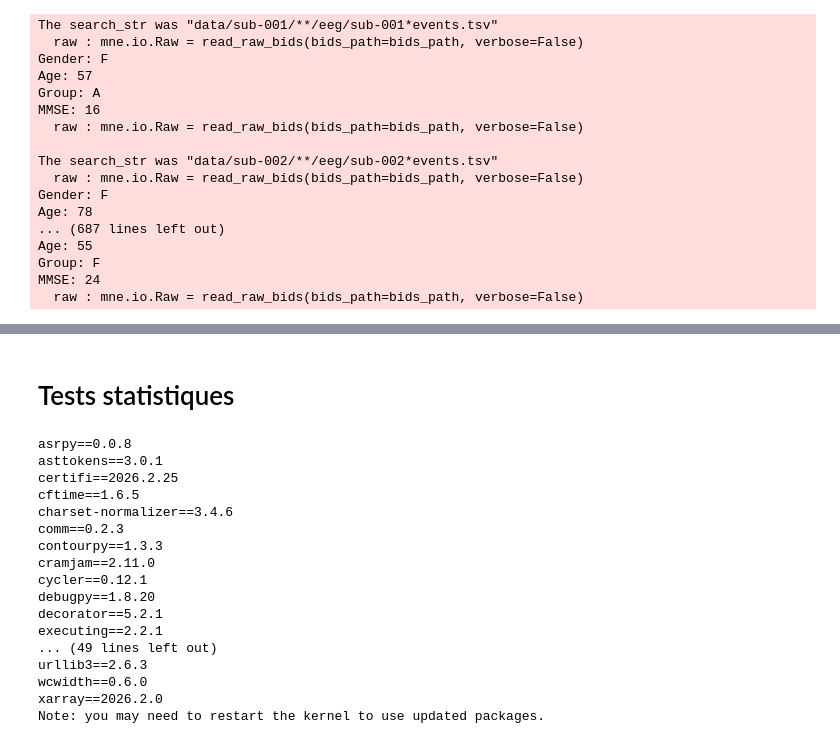
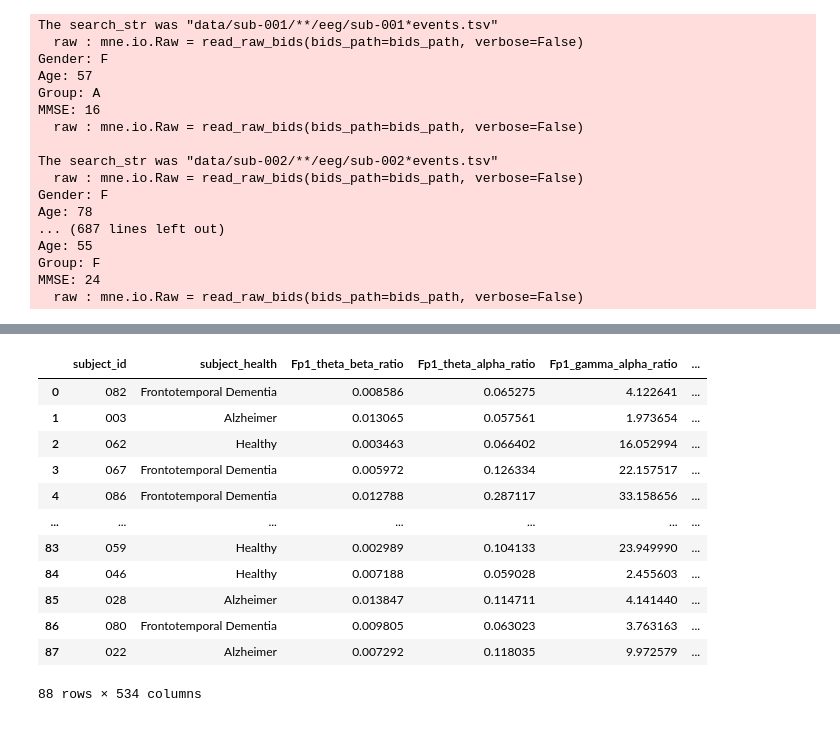
Before and after one commit to thePTH/eeg, a Jupyter notebook: notebook.ipynb, the cells around one changed output, grey strips where cells are left out. Saved outputs shown, nothing was run; the diff lists cells and outputs as text; code cells hidden in the pictures.

Commit message:
[eeg] dataset factory

```diff
--- a/notebook.ipynb
+++ b/notebook.ipynb
@@ -132,22 +75,19 @@ info : mne.meas_inof = None
-# %% [markdown]
-# Tests statistiques
-# %%
-pip freeze
-# %% [output]
-asrpy==0.0.8
-asttokens==3.0.1
-certifi==2026.2.25
-cftime==1.6.5
-charset-normalizer==3.4.6
-comm==0.2.3
-contourpy==1.3.3
-cramjam==2.11.0
-cycler==0.12.1
-debugpy==1.8.20
-decorator==5.2.1
-executing==2.2.1
-... (49 lines left out)
-urllib3==2.6.3
-wcwidth==0.6.0
-xarray==2026.2.0
-Note: you may need to restart the kernel to use updated packages.
+# %%
+from features.io import FeaturesDatasetIO
+dataset = FeaturesDatasetIO.load("computed_data/dethamp")
+# %%
+dataset.to_wide_dataframe()
+# %% [output]
+|  | subject_id | subject_health | Fp1_theta_beta_ratio | Fp1_theta_alpha_ratio | Fp1_gamma_alpha_ratio | ... |
+| 0 | 082 | Frontotemporal Dementia | 0.008586 | 0.065275 | 4.122641 | ... |
+| 1 | 003 | Alzheimer | 0.013065 | 0.057561 | 1.973654 | ... |
+| 2 | 062 | Healthy | 0.003463 | 0.066402 | 16.052994 | ... |
+| 3 | 067 | Frontotemporal Dementia | 0.005972 | 0.126334 | 22.157517 | ... |
+| 4 | 086 | Frontotemporal Dementia | 0.012788 | 0.287117 | 33.158656 | ... |
+| ... | ... | ... | ... | ... | ... | ... |
+| 83 | 059 | Healthy | 0.002989 | 0.104133 | 23.949990 | ... |
+| 84 | 046 | Healthy | 0.007188 | 0.059028 | 2.455603 | ... |
+| 85 | 028 | Alzheimer | 0.013847 | 0.114711 | 4.141440 | ... |
+| 86 | 080 | Frontotemporal Dementia | 0.009805 | 0.063023 | 3.763163 | ... |
+| 87 | 022 | Alzheimer | 0.007292 | 0.118035 | 9.972579 | ... |
+88 rows × 534 columns
```
Also changed, not shown: parts of 7 cells of this notebook, 3 other files.
